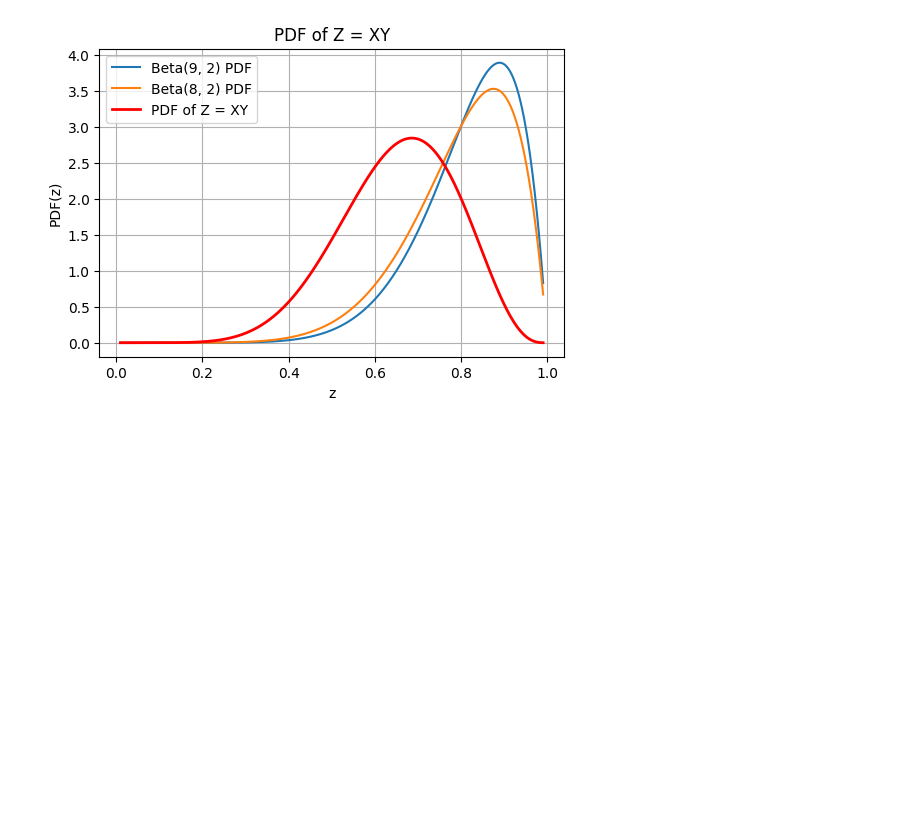
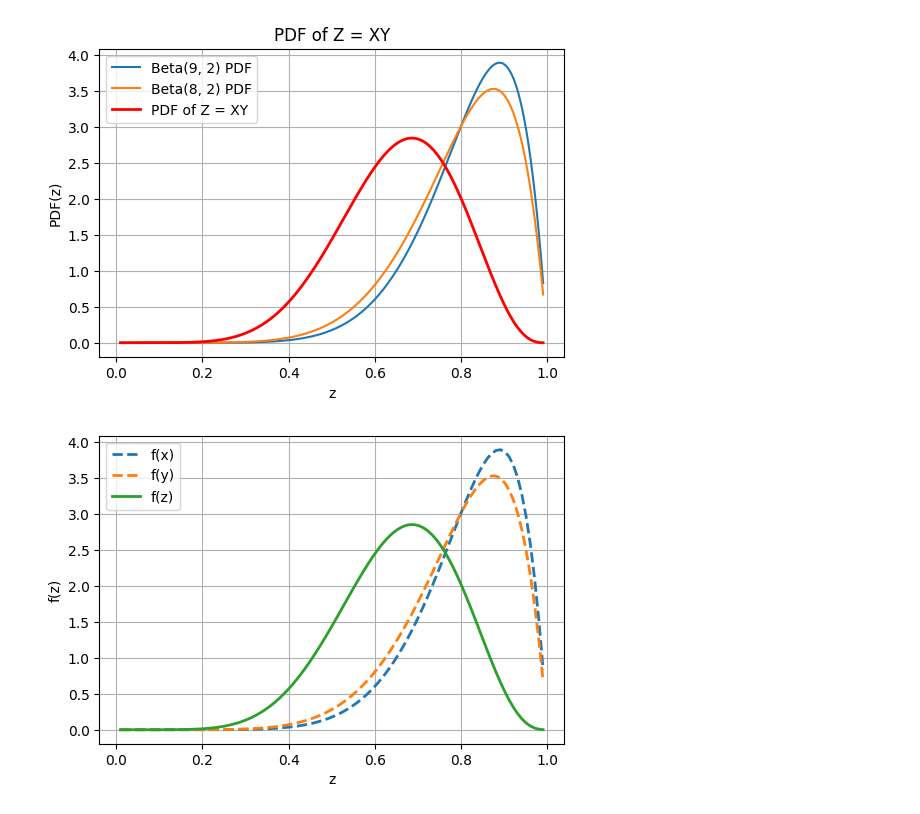
Before and after one commit to ntpuccw/InClassCoding, a Jupyter notebook: gar1210_.ipynb, the cells around one changed output. Saved outputs shown, nothing was run; the diff lists cells and outputs as text; code cells hidden in the pictures; blank space fills up the shorter version.

```diff
--- a/gar1210_.ipynb
+++ b/gar1210_.ipynb
@@ -52,3 +52,37 @@ plt.grid(True)
 plt.show()
 # %% [output]
 [figure]
+# %%
+import numpy as np
+from scipy.stats import beta
+import matplotlib.pyplot as plt
+from scipy import integrate as integral
+
+a1, b1, a2, b2 = 9, 2, 8, 2
+
+z = np.linspace(0.01, 0.99, 100)
+fx = lambda x : beta.pdf(x, a1, b1)
+fy = lambda y : beta.pdf(y, a2, b2)
+
+def fz(z):
+    integrand = lambda x : fy(x) * fx(z/x) / x
+    return integral.quad(integrand, z, 1)[0]
+
+fz = np.vectorize(fz)(z)
+
+# fz = np.zeros(len(z))
+# for i, k in enumerate(z):
+#     integrand = lambda x : fy(x) * fx(k/x) / x
+#     fz[i] = integral.quad(integrand, k, 1)[0]
+
+fig = plt.figure(figsize = (6, 4))
+plt.plot(z, fx(z), linewidth = 2, linestyle = '--', label = 'f(x)')
+plt.plot(z, fy(z), linewidth = 2, linestyle = '--', label = 'f(y)')
+plt.plot(z, fz, linewidth = 2, label = 'f(z)')
+plt.xlabel('z')
+plt.ylabel('f(z)')
+plt.grid(True)
+plt.legend()
+plt.show()
+# %% [output]
+[figure, added]
```
